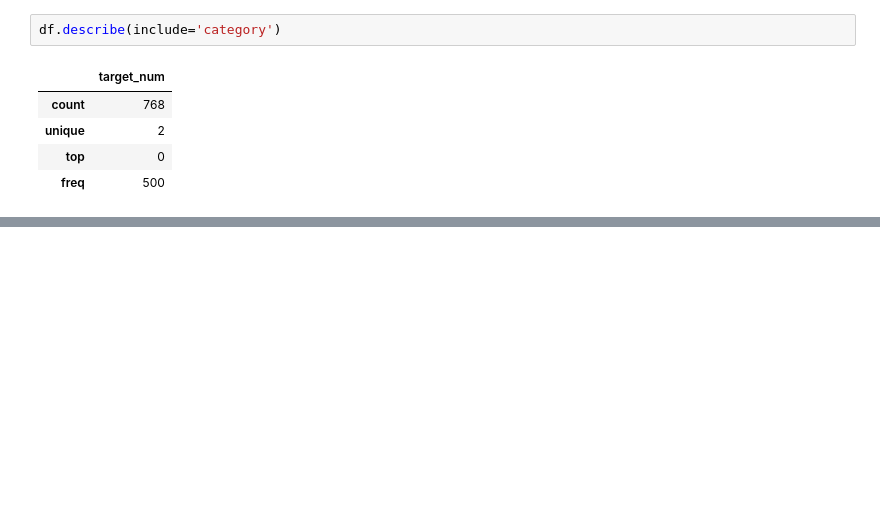
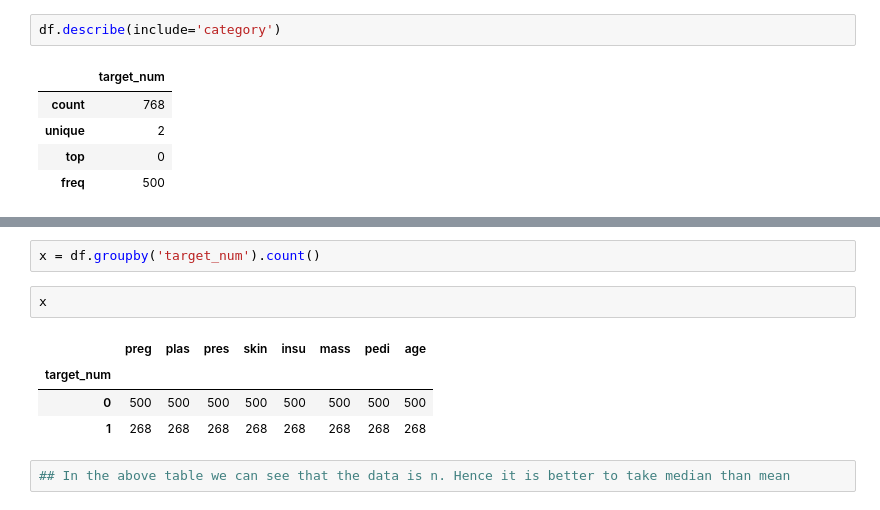
Before and after one commit to siddartha-10/Data_Mining, a Jupyter notebook: Project/project.ipynb, the cells around one changed output, grey strips where cells are left out. Cells and saved outputs as stored; diff of their text form; blank space fills up the shorter version.

```diff
--- a/Project/project.ipynb
+++ b/Project/project.ipynb
@@ -176,0 +172,11 @@ pd.to_csv
+# %%
+x = df.groupby('target_num').count()
+# %%
+x
+# %% [output]
+|  | preg | plas | pres | skin | insu | mass | pedi | age |
+| target_num |  |  |  |  |  |  |  |  |
+| 0 | 500 | 500 | 500 | 500 | 500 | 500 | 500 | 500 |
+| 1 | 268 | 268 | 268 | 268 | 268 | 268 | 268 | 268 |
+# %%
+## In the above table we can see that the data is n. Hence it is better to take median than mean
```
Also changed, not shown: parts of 4 cells of this notebook.
